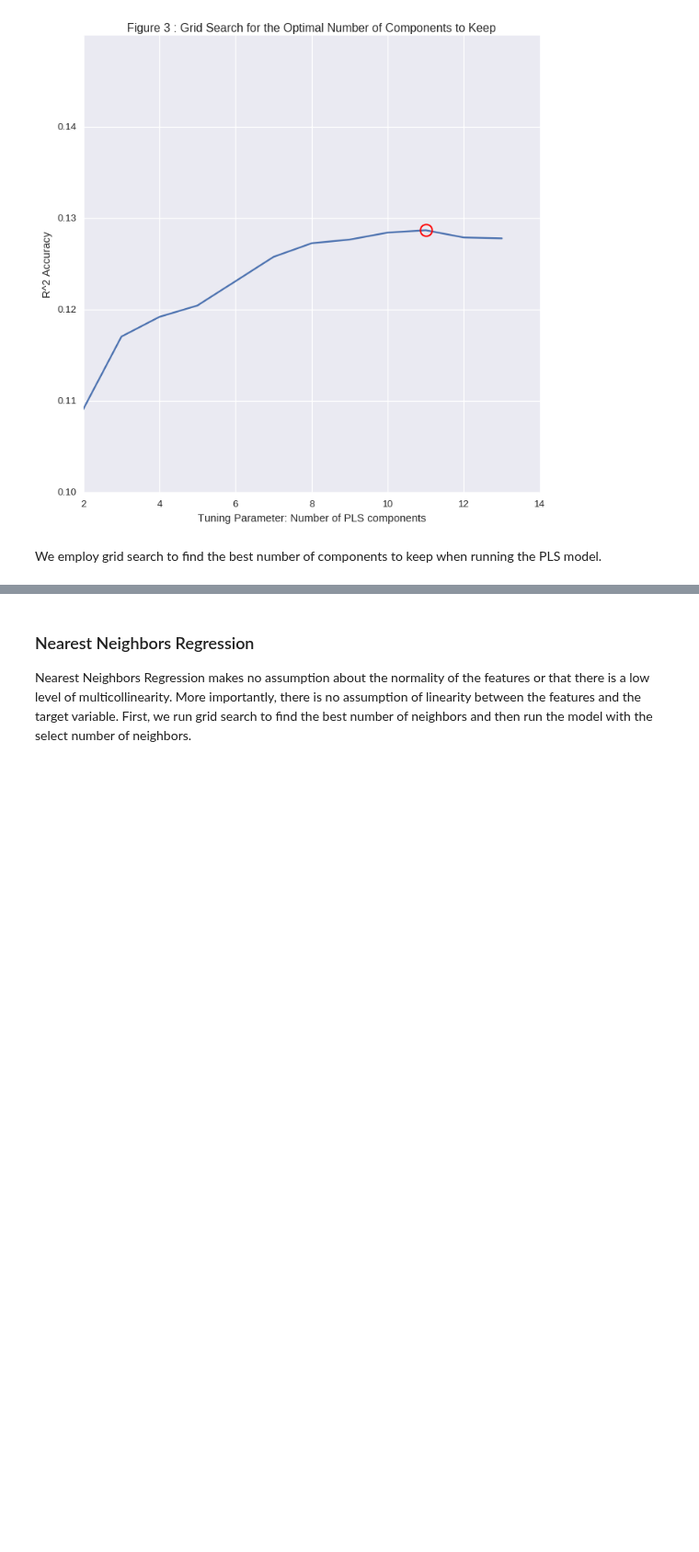
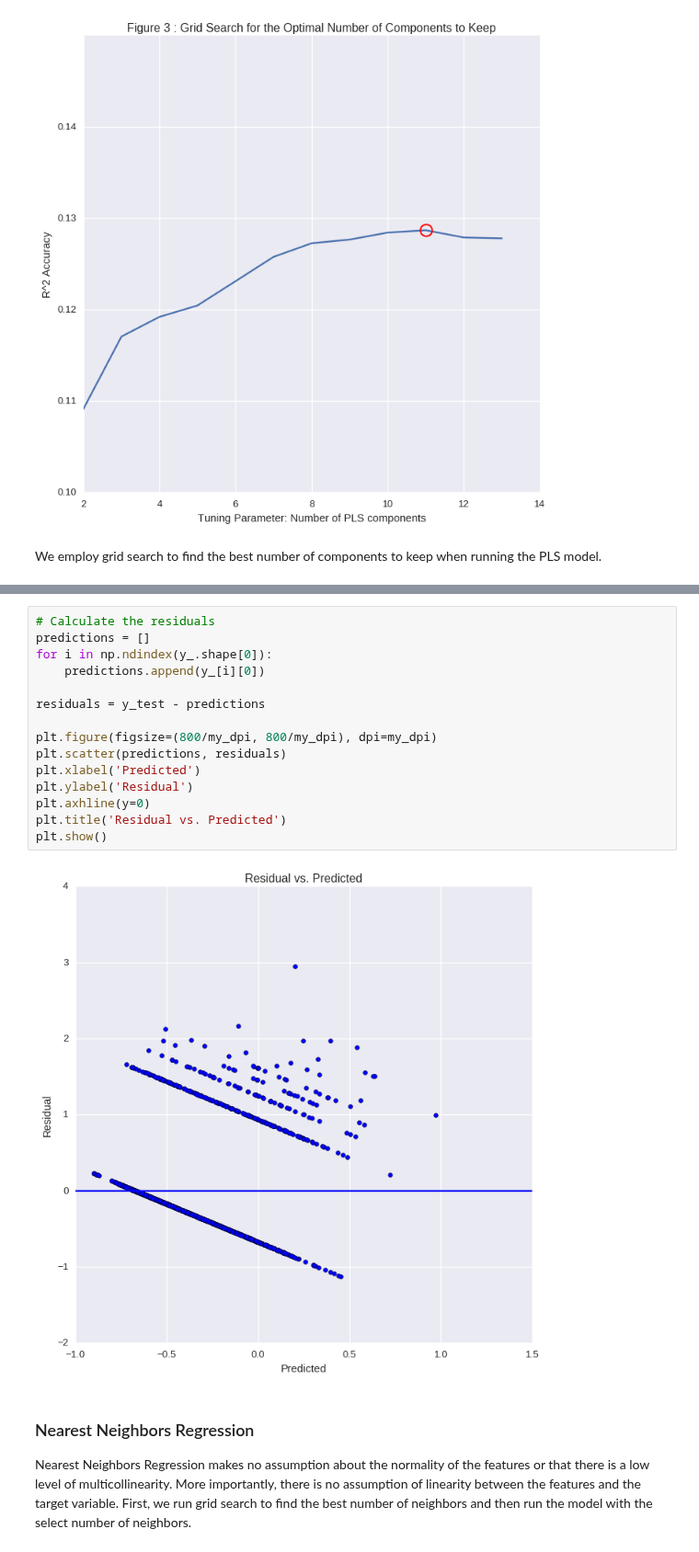
Before and after one commit to 315iah515/Thinkful-Notebooks, a Jupyter notebook: Bootcamp/Supervised/CapStone/SupervisedLearningCapStone.ipynb, the cells around one changed output, grey strips where cells are left out. Shown at 92% size. Saved outputs shown, nothing was run; the diff lists cells and outputs as text; blank space fills up the shorter version.

Commit message:
added residuals plot to Partial least squares model

```diff
--- a/Bootcamp/Supervised/CapStone/SupervisedLearningCapStone.ipynb
+++ b/Bootcamp/Supervised/CapStone/SupervisedLearningCapStone.ipynb
@@ -304,6 +304,23 @@ boxcox_loc : 0.0897
 cbrt_noprm : 0.0737
 boxcox_nom : 0.0023
 boxcox_nomi : -0.0096
+# %%
+# Calculate the residuals
+predictions = []
+for i in np.ndindex(y_.shape[0]):
+    predictions.append(y_[i][0])
+
+residuals = y_test - predictions
+
+plt.figure(figsize=(800/my_dpi, 800/my_dpi), dpi=my_dpi)
+plt.scatter(predictions, residuals)
+plt.xlabel('Predicted')
+plt.ylabel('Residual')
+plt.axhline(y=0)
+plt.title('Residual vs. Predicted')
+plt.show()
+# %% [output]
+[figure, added]
 # %% [markdown]
 ### Nearest Neighbors Regression
 
```
Also changed, not shown: parts of 2 cells of this notebook.
